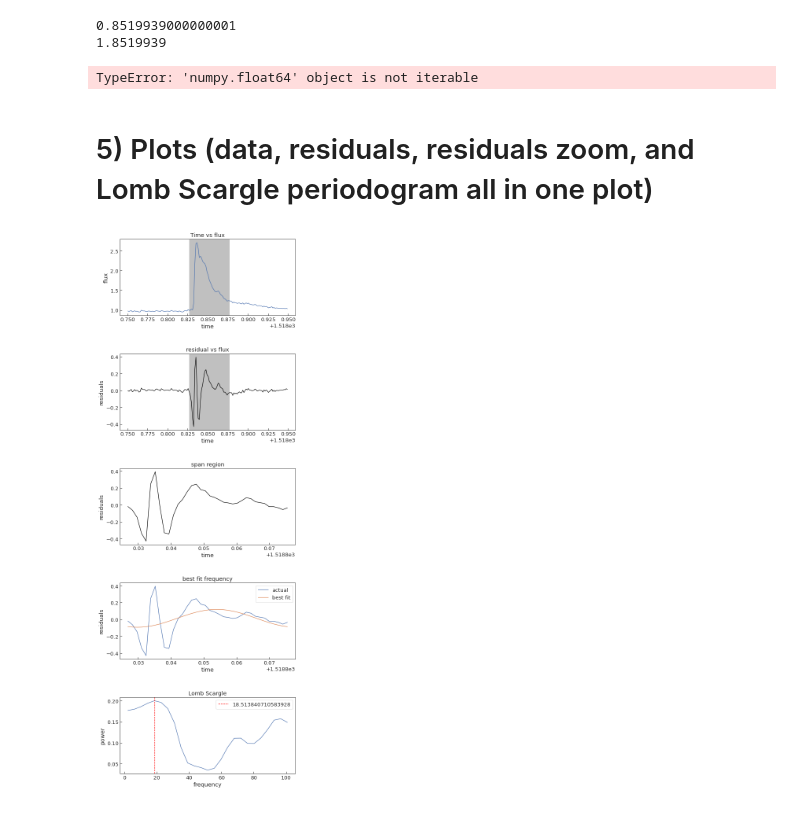
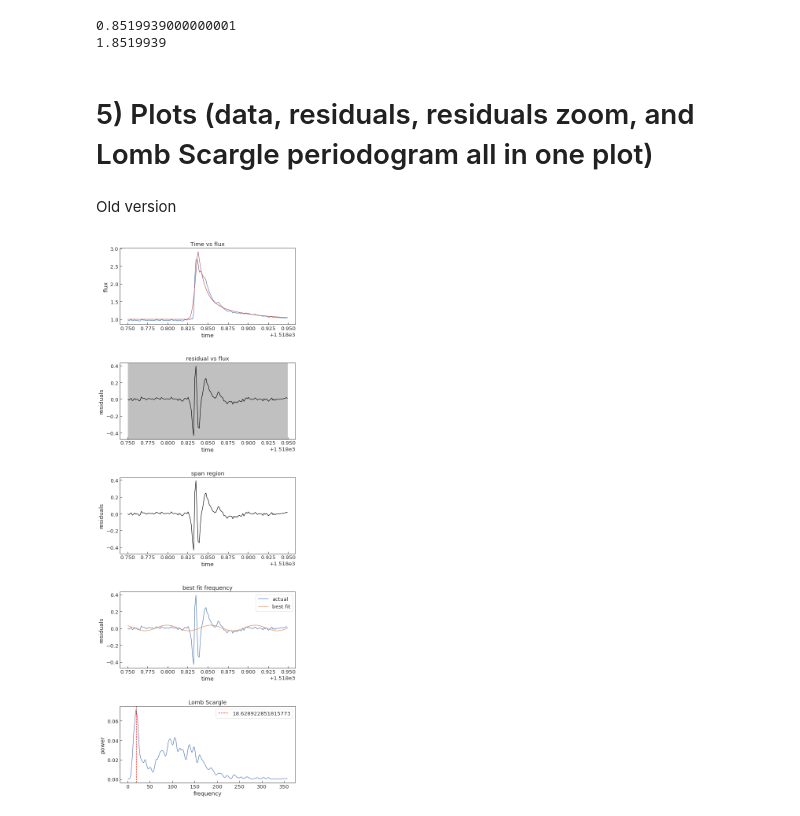
Before and after one commit to Prachi-Rahate/Flare_Leaps, a Jupyter notebook: TIC_1403938/TIC_1403938_ns_25_july/TIC_1403938_ns_1flare/TIC_1403938_ns (copy).ipynb, the cells around one changed output. Drawn from its saved outputs; the diff is of its cells as text; code cells hidden in the pictures.

```diff
--- a/TIC_1403938/TIC_1403938_ns_25_july/TIC_1403938_ns_1flare/TIC_1403938_ns (copy).ipynb
+++ b/TIC_1403938/TIC_1403938_ns_25_july/TIC_1403938_ns_1flare/TIC_1403938_ns (copy).ipynb
@@ -207,9 +226,9 @@ AttributeError: 'allesclass' object has no attribute 'posterior_params_median'
 # %% [markdown]
 # 4) Opening residual file
 # %%
-colnames = ("time" , "flux" , "flux_err" , "residuals")
+colnames = ("time" , "flux" , "flux_err" , "model" ,"residuals")
 file = ascii.read("residual_TIC_1403938.csv", Reader=ascii.NoHeader, names=colnames)
-#print(file['flux'])
+#print(file['flux'][0])
 # %%
 # max point position of the flare
 
@@ -266,20 +274,23 @@ def FWHM(X,Y):
-# %%
-FWHM(max_x,amp)
-# %% [output]
-TypeError: 'numpy.float64' object is not iterable
 # %% [markdown]
 # 5) Plots (data, residuals, residuals zoom, and Lomb Scargle periodogram all in one plot)
+# %% [markdown]
+Old version
 # %%
-
 time = file["time"]
 flux = file["flux"]
 residuals = file ["residuals"]
 
+#fot thr flare part
 #t_start = 1518.8310276235154
 #t_end = 1518.849083613405355
 
-t_start = flare_start
-t_end = flare_end
+
+#for the whole part
+t_start = file["time"][0]
+t_end = file["time"][-1]
+
+#t_start = flare_start
+#t_end = flare_end
 
 
 #plots side by side
@@ -289,7 +300,8 @@ fig,(ax1,ax2,ax3,ax4,ax5) = plt.subplots(5,1, figsize = (8,25))
 
 ax1.title.set_text("Time vs flux")
 ax1.plot(time, flux, 'b-')
-ax1.axvspan(t_start,t_end, color = 'silver')
+ax1.plot(time,model, "r")
+#ax1.axvspan(t_start,t_end, color = 'silver')
 ax1.set_xlabel("time")
 ax1.set_ylabel("flux")
 
@@ -309,32 +321,34 @@ ax3.plot(time_2,residuals_2, 'black')
 ax3.set_xlabel("time")
 ax3.set_ylabel("residuals")
 
 #Best frequency
 frequency, power = LombScargle(time_2, residuals_2).autopower(minimum_frequency=0.1,maximum_frequency=100)
 best_frequency = frequency[np.argmax(power)]
 t_fit = time_2
 ls = LombScargle(time_2, residuals_2)
 y_fit = ls.model(t_fit, best_frequency)
 ax4.plot(time_2,residuals_2, label = "actual")
 ax4.plot(t_fit, y_fit, label = "best fit")
 ax4.title.set_text("best fit frequency")
 ax4.set_xlabel("time")
 ax4.set_ylabel("residuals")
 ax4.legend()
 
+
+
 #lomb scargle applied
-frequency, power = LombScargle(time_2, residuals_2).autopower(maximum_frequency=100)
+frequency, power = LombScargle(time_2, residuals_2).autopower(nyquist_factor = 1)#(maximum_frequency=100)
 ax5.plot(frequency,np.abs(power))
 ax5.title.set_text("Lomb Scargle")
 ax5.set_xlabel("frequency")
 ax5.set_ylabel("power")
 
 # marking lines on lomb scargle plot
 max_power = max(power)  # Find the maximum y value
 max_freq = frequency[power.argmax()] #Find the x value corresponding to the max y value
 plt.axvline(x=max_freq, color = "red", linestyle = "--", label = max_freq)
 plt.legend()
 
 plt.subplots_adjust(hspace=0.5)
 # %% [output]
-[figure, old version]
+[figure, new version]
```
Also changed, not shown: parts of 10 cells of this notebook, 19 other files.
